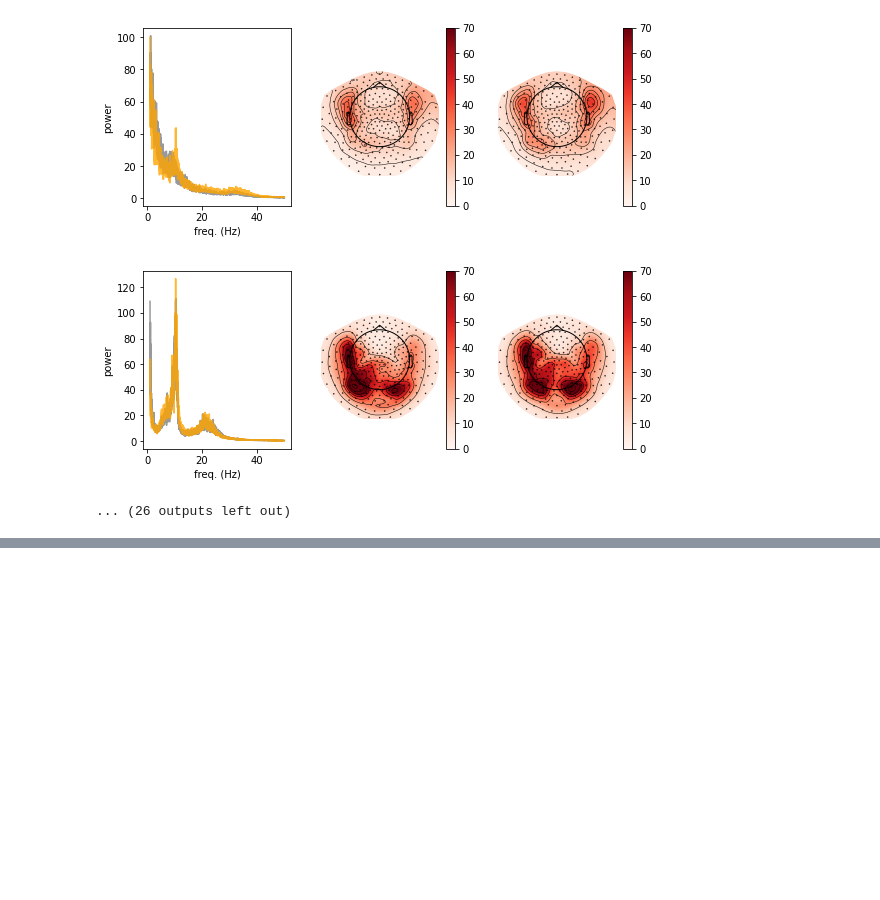
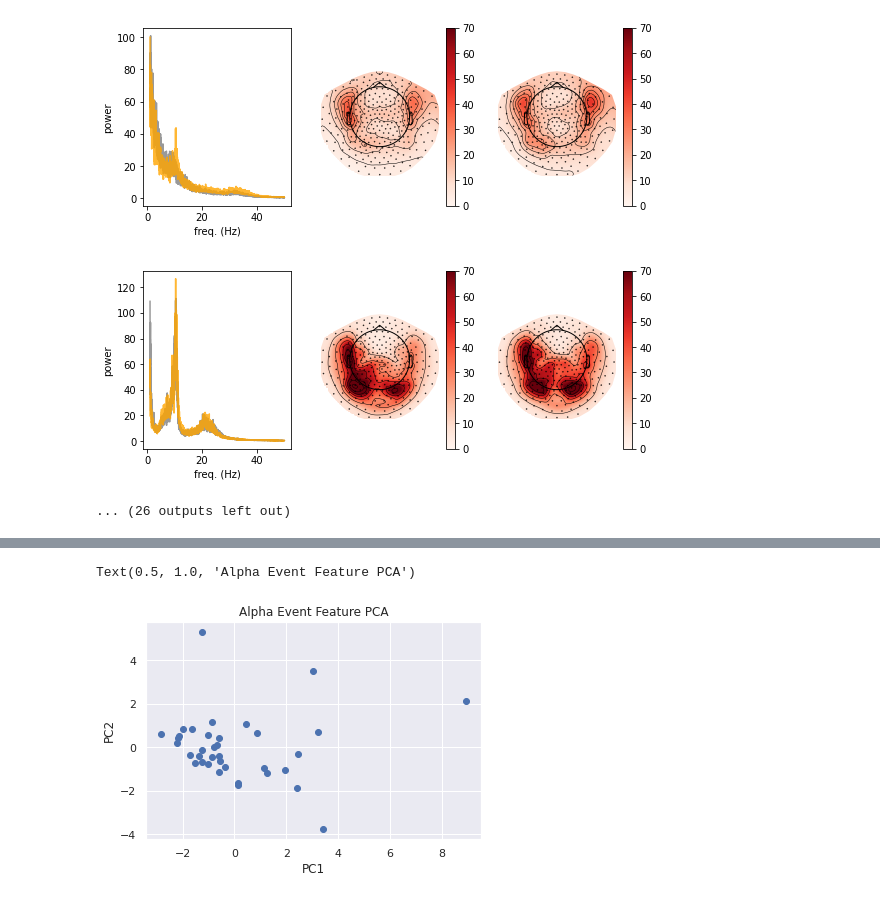
Before and after one commit to ntolley/biomag_spectral_events, a Jupyter notebook: spectral_events.ipynb, the cells around one changed output, grey strips where cells are left out. Saved outputs shown, nothing was run; the diff lists cells and outputs as text; code cells hidden in the pictures; blank space fills up the shorter version.

```diff
--- a/spectral_events.ipynb
+++ b/spectral_events.ipynb
@@ -273,0 +232,8 @@ df
+# %%
+plt.scatter(pca_data[:,0], pca_data[:,1])
+plt.xlabel('PC1')
+plt.ylabel('PC2')
+plt.title('Alpha Event Diff Feature PCA')
+# %% [output]
+Text(0.5, 1.0, 'Alpha Event Feature PCA')
+[figure, added]
```
Also changed, not shown: parts of 16 cells of this notebook.
